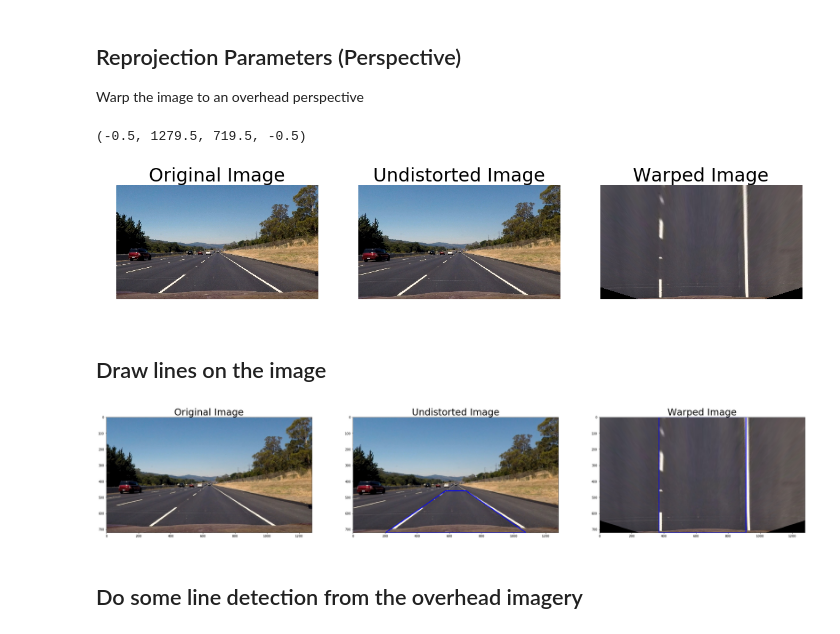
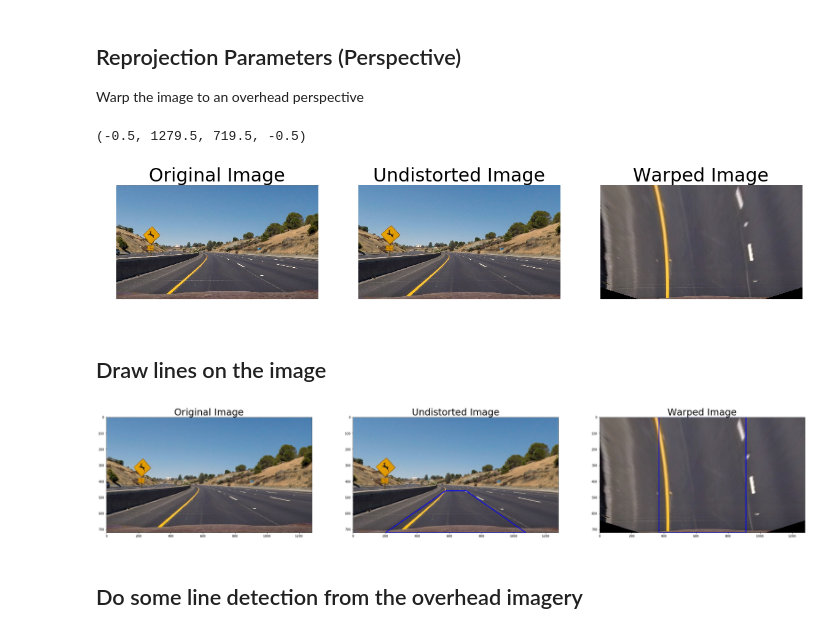
Before and after one commit to amanda-ni/CarND-Advanced-Lane-Lines, a Jupyter notebook: Pipeline.ipynb, the cells around one changed output. Cells and saved outputs as stored; diff of their text form; code cells hidden in the pictures.

```diff
--- a/Pipeline.ipynb
+++ b/Pipeline.ipynb
@@ -95,34 +95,35 @@ Warp the image to an overhead perspective
 # %%
 # Format is:
 #    [ UpperLeft, LowerLeft, LowerRight, UpperRight ]
 #    Assuming some symmetry, I added equal numbers left and right
 src = np.float32(
      [[img_size[0] / 2 - 64, img_size[1] / 2 + 100],
       [img_size[0] / 6 - 10, img_size[1]],
       [img_size[0] * 5 / 6 + 10, img_size[1]],
       [img_size[0] / 2 + 64, img_size[1] / 2 + 100]])
 dst = np.float32(
     [[(img_size[0] / 4) + 50, 0],
      [(img_size[0] / 4) + 50, img_size[1]],
      [(img_size[0] * 3 / 4) - 50, img_size[1]],
      [(img_size[0] * 3 / 4) - 50, 0]])
 
 img = cv2.imread('test_images/test2.jpg')
-img = cv2.imread('test_images/straight_lines2.jpg')
+# img = cv2.imread('test_images/straight_lines2.jpg')
 calimg = cv2.undistort(img, mtx, dist, None, mtx)
 M = cv2.getPerspectiveTransform(src, dst)
+Minv = cv2.getPerspectiveTransform(dst,src)
 warped = cv2.warpPerspective(calimg, M, img_size, flags=cv2.INTER_LINEAR)
 
 f, (ax1, ax2, ax3) = plt.subplots(1, 3, figsize=(20,10))
 ax1.imshow(cv2.cvtColor(img, cv2.COLOR_BGR2RGB))
 ax1.set_title('Original Image', fontsize=30); ax1.axis('off')
 ax2.imshow(cv2.cvtColor(calimg, cv2.COLOR_BGR2RGB))
 ax2.set_title('Undistorted Image', fontsize=30); ax2.axis('off')
 ax3.imshow(cv2.cvtColor(warped, cv2.COLOR_BGR2RGB))
 ax3.set_title('Warped Image', fontsize=30); ax3.axis('off')
 # %% [output]
 (-0.5, 1279.5, 719.5, -0.5)
-[figure, old version]
+[figure, new version]
 # %% [markdown]
 ## Draw lines on the image
 # %%
@@ -140,7 +141,7 @@ ax2.set_title('Undistorted Image', fontsize=30);
 ax3 = plt.subplot(1,3,3); draw_box(warped, dstpairs)
 ax3.set_title('Warped Image', fontsize=30);
 # %% [output]
-[figure, old version]
+[figure, new version]
 # %% [markdown]
 ## Do some line detection from the overhead imagery
 # %%
```
Also changed, not shown: parts of 7 cells of this notebook, 1 other file.
